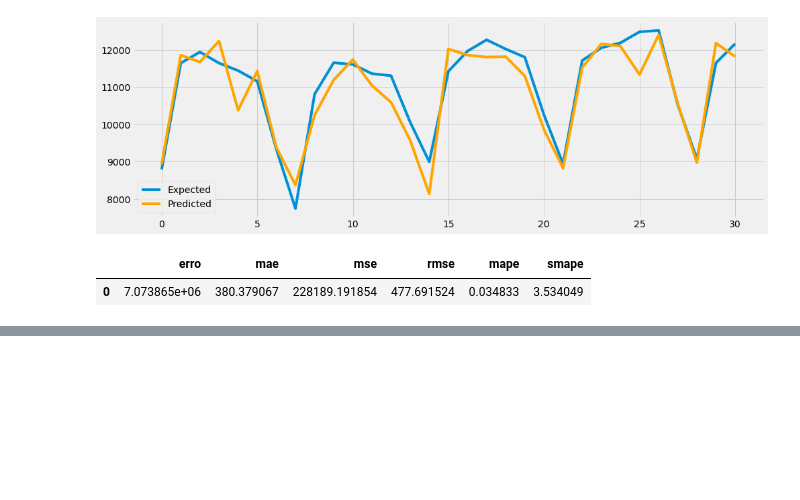
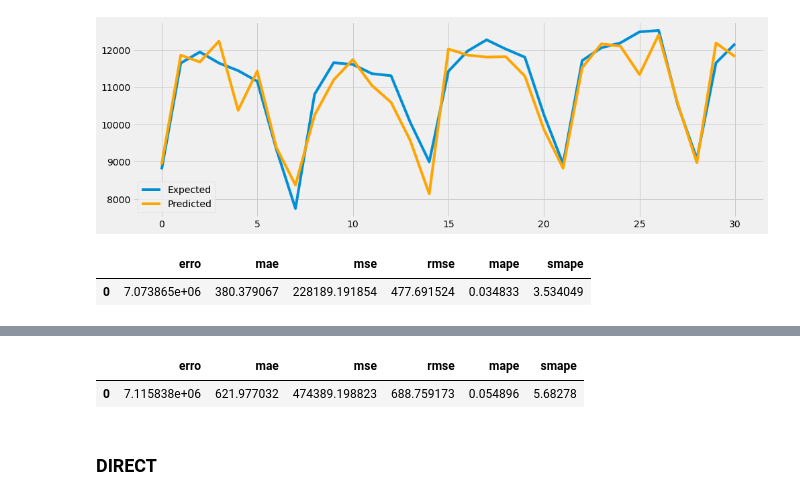
Before and after one commit to matheus-vizzotto/projecao_demanda_eletrica, a Jupyter notebook: lab/xgboost.ipynb, the cells around one changed output, grey strips where cells are left out. Saved outputs shown, nothing was run; the diff lists cells and outputs as text; code cells hidden in the pictures; blank space fills up the shorter version.

```diff
--- a/lab/xgboost.ipynb
+++ b/lab/xgboost.ipynb
@@ -215,0 +241,9 @@ df_measures
+# %%
+measures = get_measures(predictions.load_mwmed, y.load_mwmed)
+df_measures = pd.DataFrame([measures])
+df_measures
+# %% [output]
+|  | erro | mae | mse | rmse | mape | smape |
+| 0 | 7.115838e+06 | 621.977032 | 474389.198823 | 688.759173 | 0.054896 | 5.68278 |
+# %% [markdown]
+### DIRECT
```
Also changed, not shown: parts of 6 cells of this notebook, 4 other files.
